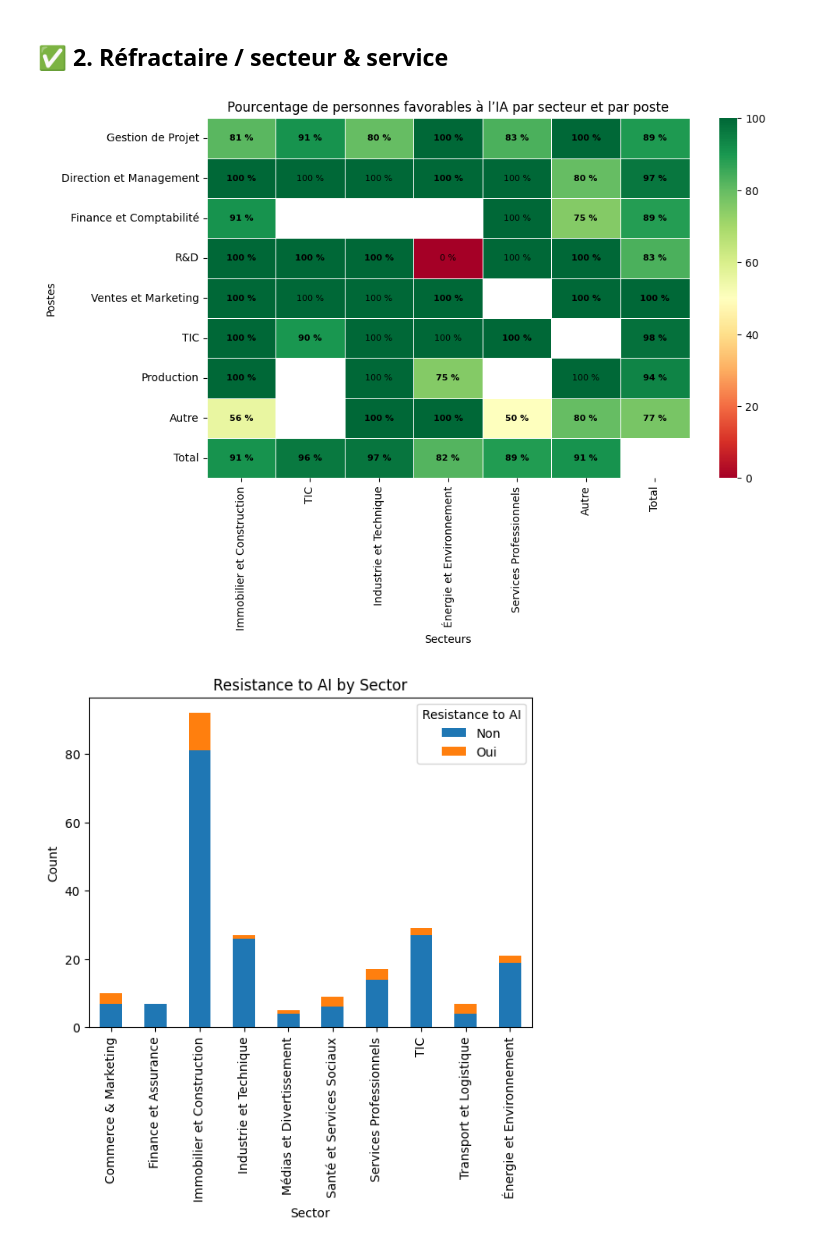
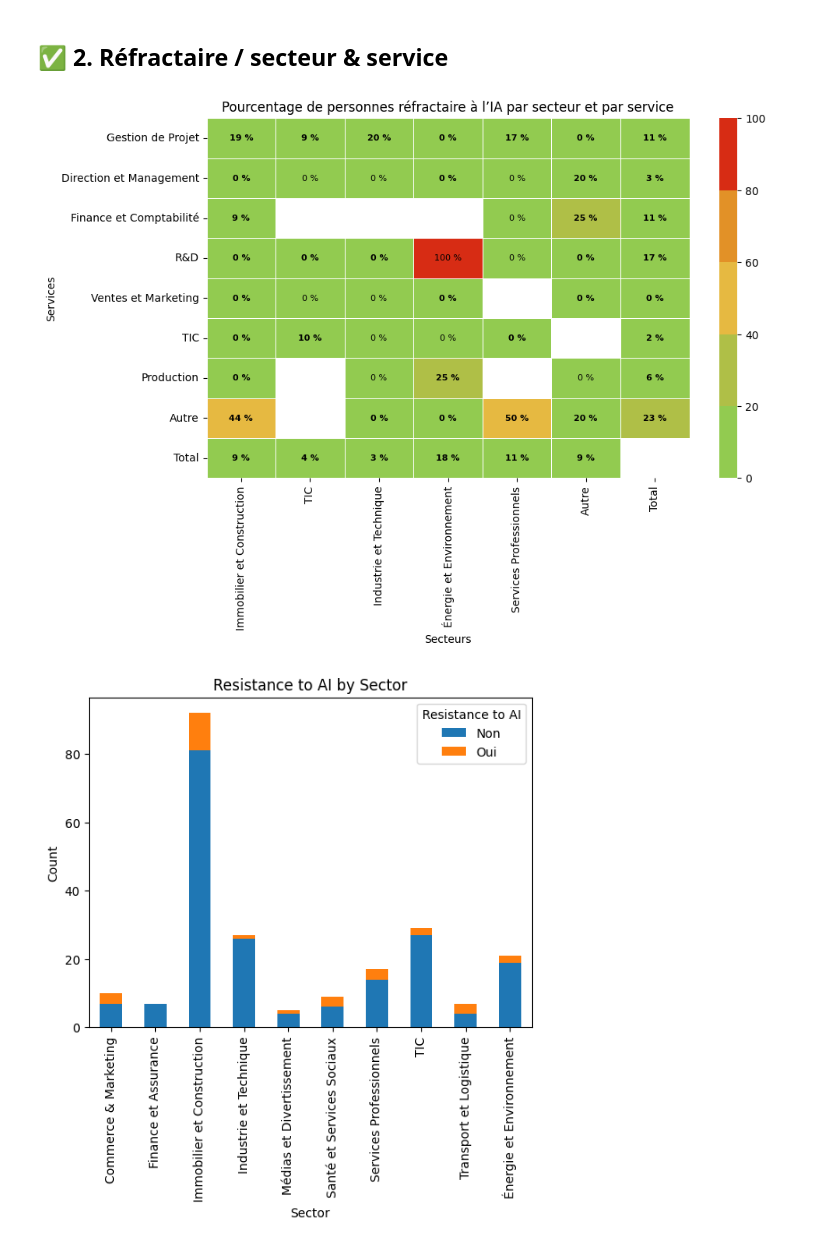
Before and after one commit to QuentinDstl/survey_adoption_by_employees, a Jupyter notebook: src/main.ipynb, the cells around one changed output. Cells and saved outputs as stored; diff of their text form; code cells hidden in the pictures.

Commit message:
feat: add new graph

```diff
--- a/src/main.ipynb
+++ b/src/main.ipynb
@@ -845,7 +850,7 @@ for department in all_departments:
         subset = filtered_df[(filtered_df['Department'] == department) & (filtered_df['Sector'] == sector)]
         count = len(subset)
         if len(subset) > 0:
-            percentage = (subset['Resistance'].value_counts(normalize=True).get('Non', 0)) * 100
+            percentage = (1-(subset['Resistance'].value_counts(normalize=True).get('Non', 0))) * 100
             table_data.loc[department, sector] = percentage
             department_totals[department] += percentage
             sector_totals[sector] += percentage
@@ -857,37 +862,40 @@ for department in department_totals:
 for sector in sector_totals:
     sector_totals[sector] /= table_data[sector].count()
 
 # Add totals to the table
 for department in all_departments:
     table_data.loc[department, TOT_LABEL] = department_totals[department]
     table_data_count.loc[department, TOT_LABEL] = sum(table_data_count.loc[department, all_sectors])
 for sector in all_sectors:
     table_data.loc[TOT_LABEL, sector] = sector_totals[sector]
     table_data_count.loc[TOT_LABEL, sector] = sum(table_data_count.loc[all_departments, sector])
 
+colors = ["#92CB50", "#AFBF47", "#e6b941", "#e29127", "#d72c14"]
+cmap = mcolors.ListedColormap(colors)
+
 # Plot heatmap with red background
 plt.figure(figsize=(10, 6))
-ax = sns.heatmap(table_data, cmap='RdYlGn', cbar=True, linewidths=.5)
+ax = sns.heatmap(table_data, cmap=cmap, cbar=True, linewidths=.5)
 
 # Add annotations manually
 for i in range(table_data_count.shape[0]):
     for j in range(table_data_count.shape[1]):
         if not pd.isna(table_data.iloc[i, j]):
             if table_data_count.iloc[i, j] >= MIN_COUNT_THRESHOLD:
                 ax.text(j+0.5, i+0.5, f"{table_data.iloc[i, j]:.0f} %",
                         color='black', ha='center', va='center',
                         fontweight='bold', fontsize=8)
             else:
                 ax.text(j+0.5, i+0.5, f"{table_data.iloc[i, j]:.0f} %",
                         color='black', ha='center', va='center',
                         fontsize=8)
 
-plt.title('Pourcentage de personnes favorables à l’IA par secteur et par poste')
+plt.title('Pourcentage de personnes réfractaire à l’IA par secteur et par service')
 plt.xlabel('Secteurs')
-plt.ylabel('Postes')
+plt.ylabel('Services')
 plt.show()
 # %% [output]
-[figure, old version]
+[figure, new version]
 # %%
 # Resistance to AI by sector
 resistance_sector = df_survey.groupby('Sector')['Resistance'].value_counts().unstack()
```
Also changed, not shown: parts of 9 cells of this notebook.
